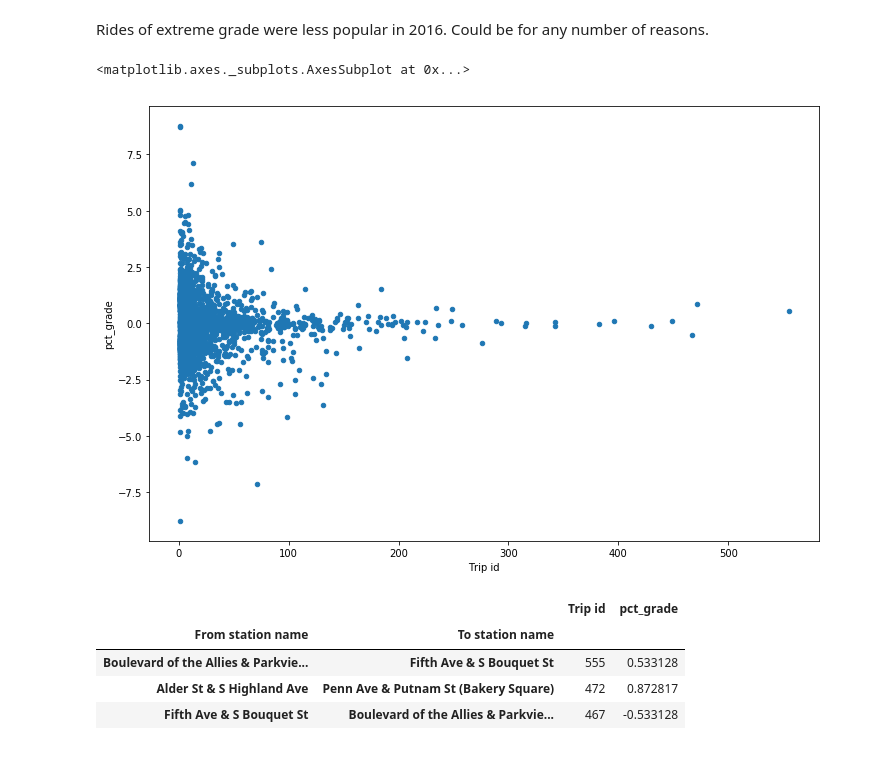
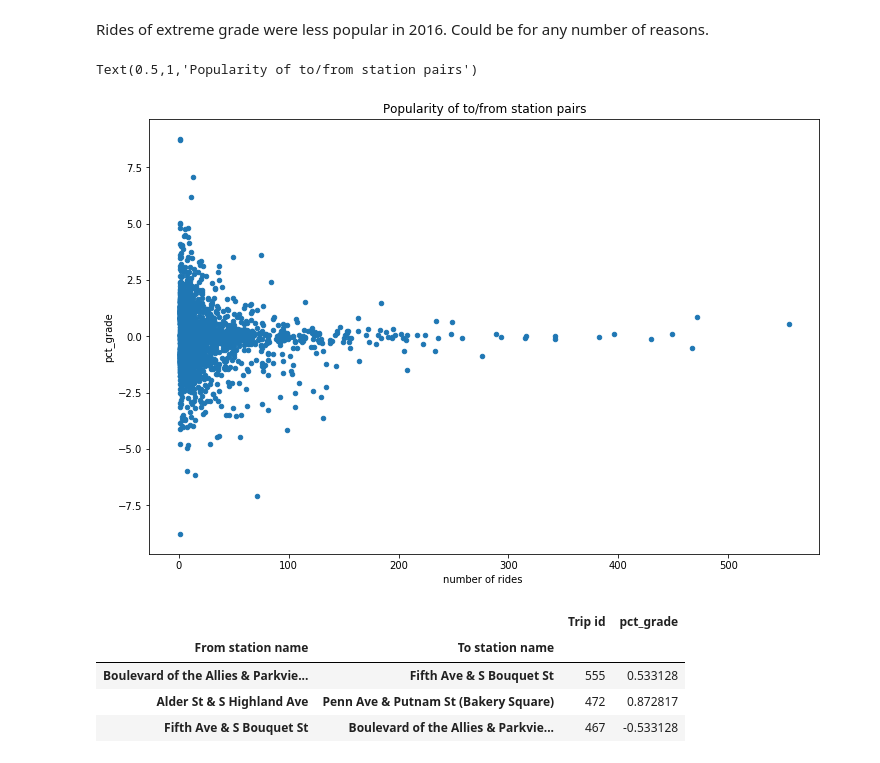
Before and after one commit to AlbertDeFusco/healthyride, a Jupyter notebook: ShowAndTell/December6.ipynb, the cells around one changed output. Cells and saved outputs as stored; diff of their text form; code cells hidden in the pictures.

Commit message:
fix plot labels

```diff
--- a/ShowAndTell/December6.ipynb
+++ b/ShowAndTell/December6.ipynb
@@ -510,10 +510,12 @@ pairs = rides2016.groupby(['From station name','To station name']).agg({'Trip id
 Rides of extreme grade were less popular in 2016. Could be for any number of reasons.
 # %%
 %matplotlib inline
-pairs.plot.scatter(x='Trip id', y='pct_grade', figsize=(12,8))
+ax = pairs.plot.scatter(x='Trip id', y='pct_grade', figsize=(12,8))
+ax.set_xlabel('number of rides ')
+ax.set_title('Popularity of to/from station pairs')
 # %% [output]
-<matplotlib.axes._subplots.AxesSubplot at 0x...>
+Text(0.5,1,'Popularity of to/from station pairs')
-[figure, old version]
+[figure, new version]
 # %%
 pairs.dropna().nlargest(3, 'Trip id')
 # %% [output]
```
Also changed, not shown: parts of 2 cells of this notebook.
